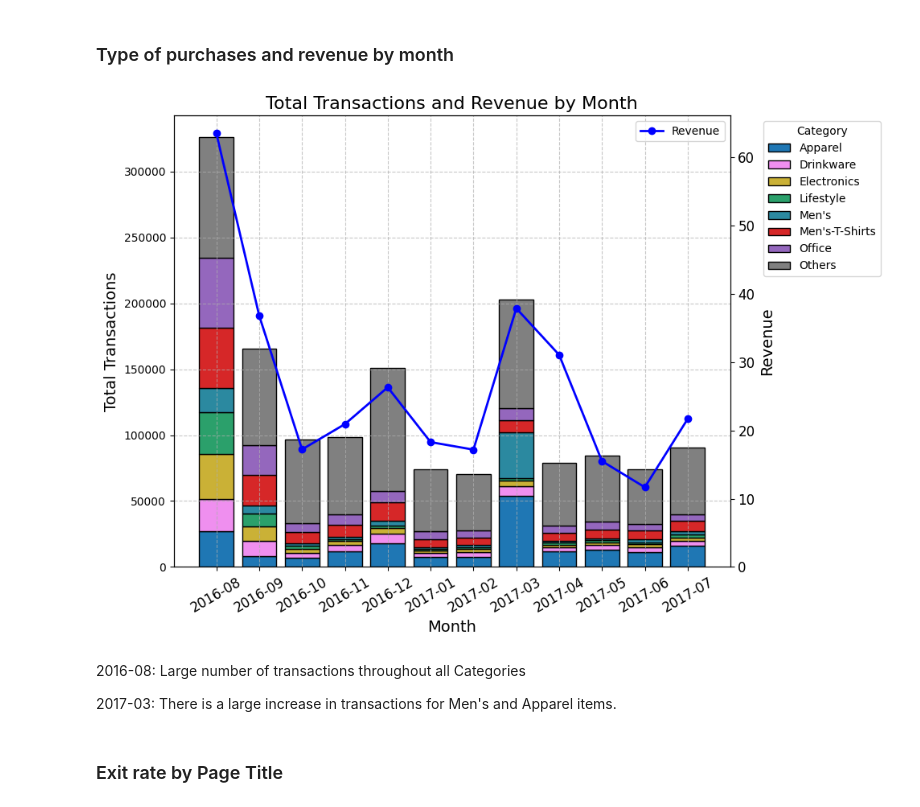
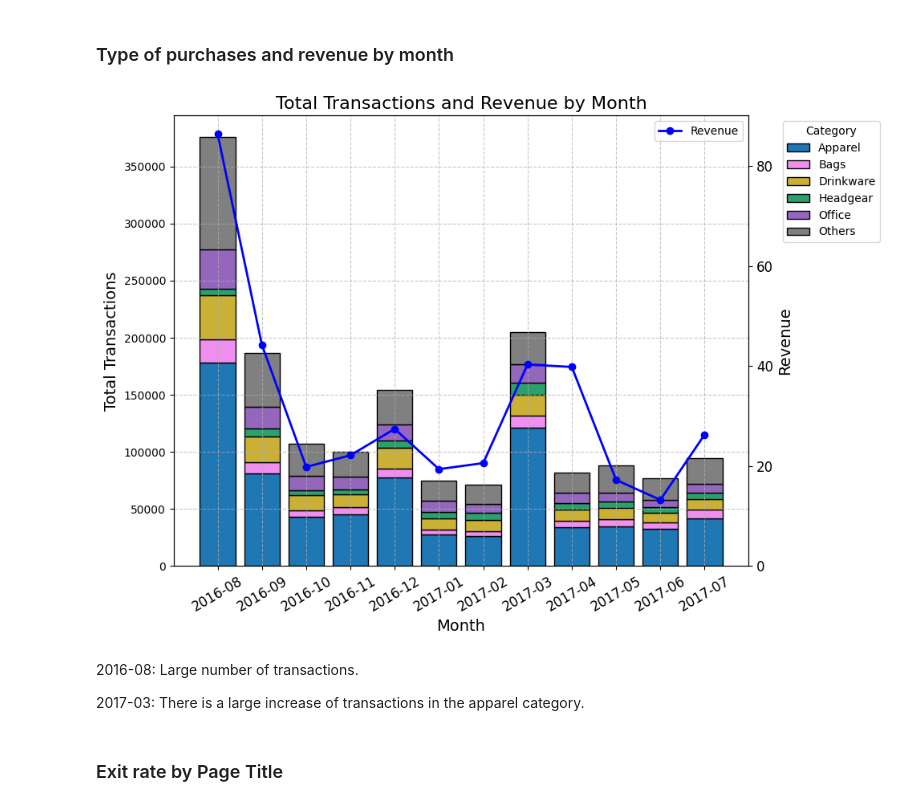
Before and after one commit to woobrandon/DSA3101-Potato-Wedges, a Jupyter notebook: SubgroupA/GoogleAnalyticsAnalysis.ipynb, the cells around one changed output. Drawn from its saved outputs; the diff is of its cells as text; code cells hidden in the pictures.

Commit message:
Added data cleaning function for category in Q1-transaction/revenue plot

```diff
--- a/SubgroupA/GoogleAnalyticsAnalysis.ipynb
+++ b/SubgroupA/GoogleAnalyticsAnalysis.ipynb
@@ -26,9 +65,9 @@ What are the key factors influencing customer purchasing behavior?
 ### Type of purchases and revenue by month
 # %%
 query = """
-        SELECT FORMAT_DATE('%Y-%m', PARSE_DATE('%Y%m%d', _TABLE_SUFFIX)) AS MONTH, product.v2ProductCategory AS Category, SUM(totals.transactions) AS TotalTransactions, SUM(totals.totalTransactionRevenue) AS TotalRevenue
+        SELECT FORMAT_DATE('%Y-%m', PARSE_DATE('%Y%m%d', _TABLE_SUFFIX)) AS MONTH, product.v2ProductCategory AS Category, product.v2ProductName AS product_name, SUM(totals.transactions) AS TotalTransactions, SUM(totals.totalTransactionRevenue) AS TotalRevenue
         FROM `bigquery-public-data.google_analytics_sample.ga_sessions_*`, UNNEST(hits) AS hits, UNNEST(hits.product) AS product
-        GROUP BY MONTH, Category
+        GROUP BY MONTH, Category, product_name
         HAVING TotalTransactions > 0
         ORDER BY MONTH, Category
         """
@@ -37,19 +76,15 @@ rows = client.query(query)
 
 result_df = rows.to_dataframe()
 
-# Extract the sub category
-result_df['Category'] = result_df['Category'].apply(
-    lambda x: x.split("/")[-1] if x.split("/")[-1] != "" else x.split("/")[-2])
-
-# Remove unformatted categories
-result_df = result_df.query("Category not in ['(not set)', '${escCatTitle}']")
+# Clean categories
+result_df = clean_categories(result_df)
 
 # Since '2017-08' only contains 1 day of data
 result_df = result_df.query("MONTH < '2017-08'")
 
-# Extract the top 5 categories
+# Extract the top 6 categories
 top_categories = result_df.groupby(
-    'Category')['TotalTransactions'].sum().nlargest(7).index
+    'Category')['TotalTransactions'].sum().nlargest(6).index
 
 # Create a new column for categories
 result_df['Category'] = result_df['Category'].apply(
@@ -70,11 +105,10 @@ bottoms = [0] * len(pivot_df)
 # Define colors
 category_colors = {
     'Apparel': '#1f77b4',  # Blue
-    'Drinkware': '#EF8FEF',  # Pink
-    'Electronics': '#CAB136',  # Khaki
-    'Lifestyle': '#2BA06B',  # Forest green
-    "Men's": '#2B89A0',   # Turquoise
-    "Men's-T-Shirts": '#d62728',   # Red
+    'Bags': '#EF8FEF',  # Pink
+    'Drinkware': '#CAB136',  # Khaki
+    'Headgear': '#2BA06B',  # Forest green
+    "Notebooks & journals": '#2B89A0',   # Turquoise
     'Office': '#9467bd',   # Purple
     'Others': '#808080'  # Gray for 'Other'
 }
@@ -83,38 +117,38 @@ category_colors = {
 for category, color in category_colors.items():
     if category in pivot_df.TotalTransactions.columns:
         ax1.bar(pivot_df.index, pivot_df.TotalTransactions[category], bottom=bottoms,
                 label=category, color=color, edgecolor='black')
         bottoms = [bottoms[j] + pivot_df.TotalTransactions[category].iloc[j]
                    for j in range(len(bottoms))]
 
 # Create a secondary y-axis
 ax2 = ax1.twinx()
 ax2.plot(pivot_df.index, pivot_df.TotalRevenue.sum(axis=1)/1e12, marker='o',
          color='b', linestyle='-', linewidth=2, label='Revenue')
 
 # Add labels and titles
 ax1.set_xlabel('Month', fontsize=14)
 ax1.set_ylabel('Total Transactions', fontsize=14)
 ax1.set_title('Total Transactions and Revenue by Month', fontsize=16)
 ax1.tick_params(axis='x', rotation=30, labelsize=12)
 ax1.legend(title='Category', bbox_to_anchor=(1.05, 1), loc='upper left')
 
 ax2.set_ylabel('Revenue', fontsize=14)
 ax2.tick_params(axis='y', labelsize=12)
 ax2.legend(loc='upper right')
 ax2.set_ylim(bottom=0)
 
 # Add a grid
 ax1.grid(True, linestyle='--', alpha=0.7)
 
 plt.tight_layout()
 plt.show()
 # %% [output]
-[figure, old version]
+[figure, new version]
 # %% [markdown]
-2016-08: Large number of transactions throughout all Categories
+2016-08: Large number of transactions.
 
-2017-03: There is a large increase in transactions for Men's and Apparel items.
+2017-03: There is a large increase of transactions in the apparel category.
 # %% [markdown]
 ### Exit rate by Page Title
 # %%
```
Also changed, not shown: parts of 1 cell of this notebook.
